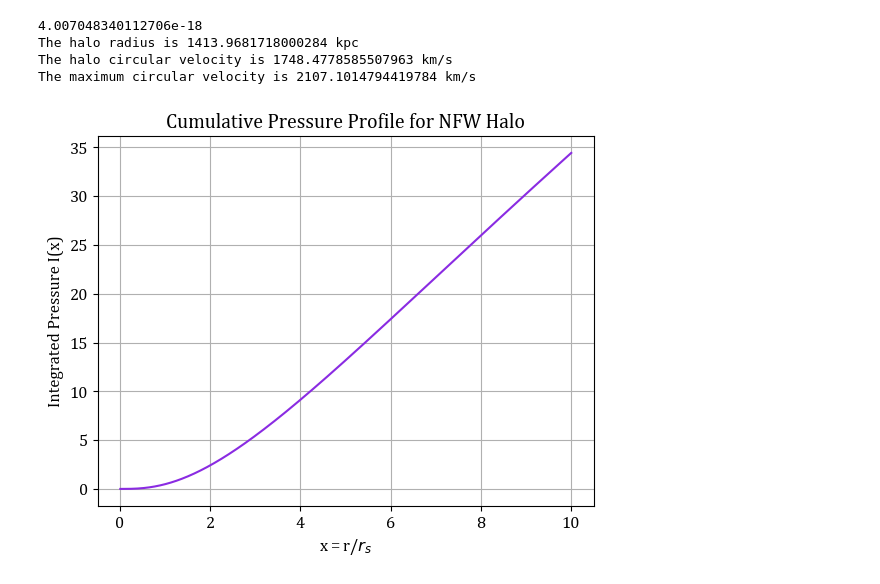
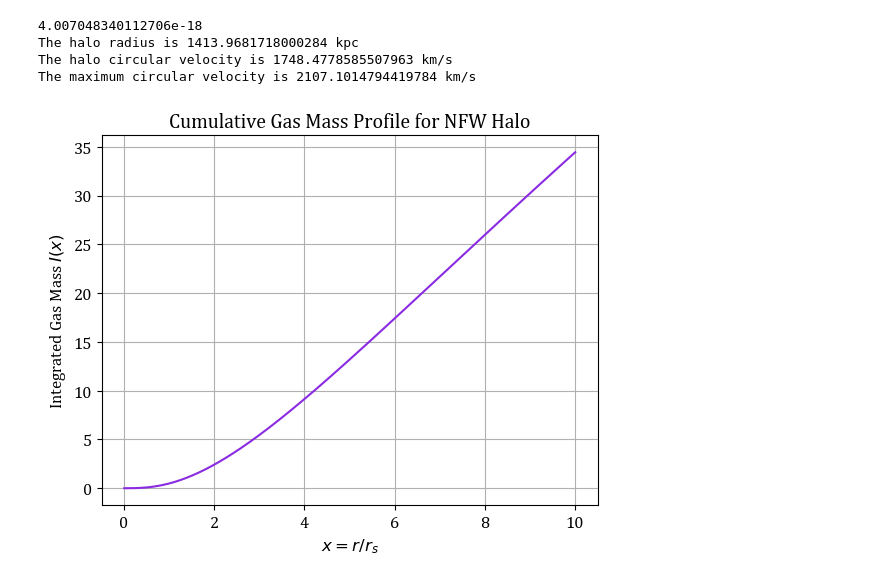
Before and after one commit to yaldizd/ExpCGM, a Jupyter notebook: model output/smd_compton_var_alpha_format.ipynb, the cells around one changed output. Saved outputs shown, nothing was run; the diff lists cells and outputs as text; code cells hidden in the pictures.

```diff
--- a/model output/smd_compton_var_alpha_format.ipynb
+++ b/model output/smd_compton_var_alpha_format.ipynb
@@ -56,41 +62,43 @@ The halo radius is 1413.9681718000284 kpc
 The halo circular velocity is 1748.4778585507963 km/s
 The maximum circular velocity is 2107.1014794419784 km/s
 # %%
+# Using the model described in the first notebook up to finding I(x)
+
 x_values = np.linspace(0.01, 10, 500)
 
 rmax = 2.16258
 
 def alpha(x):
     return (3.4*x)/(rmax + x)
 
 def integrandf_P(t):
     return alpha(t) / t
 
 def f_P(x):
     resultf_P, _ = integrate.quad(integrandf_P, 1+eps, x, limit=500)
     return np.exp(-resultf_P)
 
 def v2_NFW(x):
     return A_NFW * vphi2 * (np.log(1+x) / x - 1 / (1+x))
 
 def integrandI(t):
     return vphi2 * alpha(t) * f_P(t) * t**2 / (v2_NFW(t))
 
 def I(x):
     resultI, _ = integrate.quad(integrandI, eps, x, limit=50)
     return resultI
 
 I_vec = np.vectorize(I)
 y_I = I_vec(x_values)
 
 cfont = {'fontname':'cambria'}
 plt.rcParams['font.family'] = 'cambria'
 plt.rcParams['font.size'] = 12
 plt.plot(x_values, y_I, color='blueviolet')
-plt.title('Cumulative Pressure Profile for NFW Halo', **cfont)
-plt.xlabel('x = r/$r_{s}$',  **cfont)
-plt.ylabel('Integrated Pressure I(x)',  **cfont)
+plt.title('Cumulative Gas Mass Profile for NFW Halo', **cfont)
+plt.xlabel('$x = r/r_{s}$',  **cfont)
+plt.ylabel('Integrated Gas Mass $I(x)$',  **cfont)
 plt.grid(True)
 # %% [output]
-[figure, old version]
+[figure, new version]
 # %%
```
Also changed, not shown: parts of 4 cells of this notebook.
